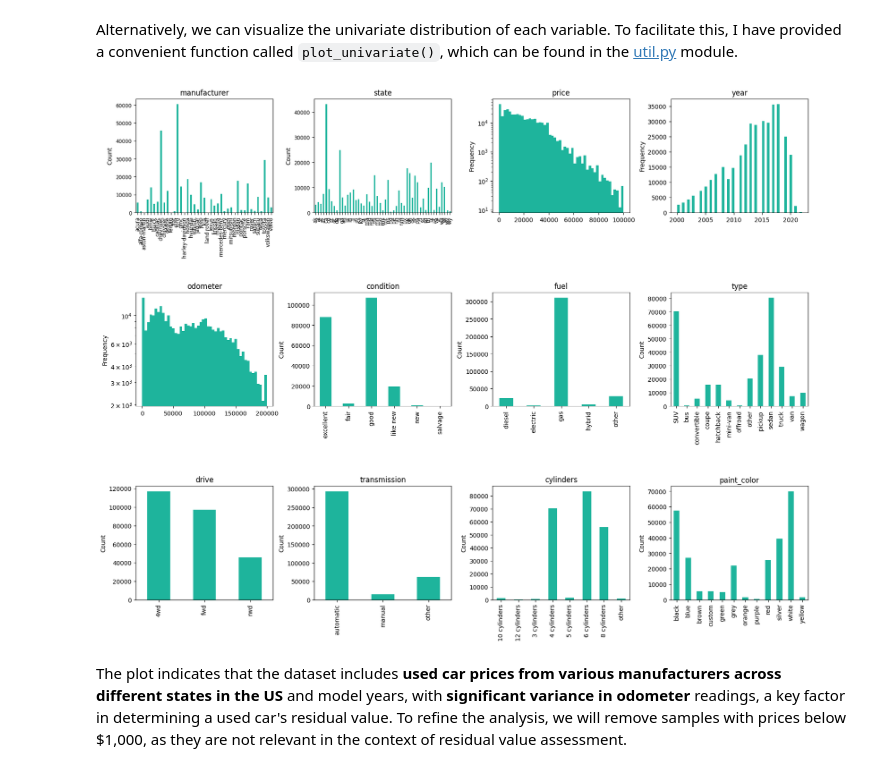
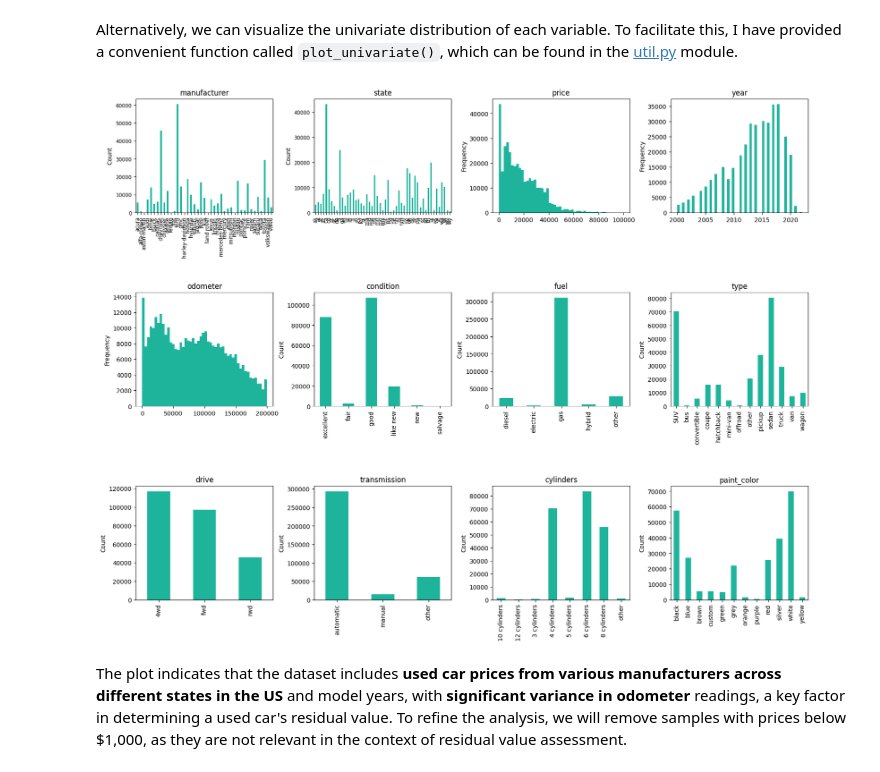
Before and after one commit to applied-ai-jlu-ws25-26/course, a Jupyter notebook: 1_ml/ml.ipynb, the cells around one changed output. Saved outputs shown, nothing was run; the diff lists cells and outputs as text; code cells hidden in the pictures.

```diff
--- a/1_ml/ml.ipynb
+++ b/1_ml/ml.ipynb
@@ -229,5 +231,5 @@ There are 4222 duplicates in our raw data. We keep only the first entry.
 # 🚨 Coding Task 🚨
 # ❗Drop duplicate rows and keep always the first occurrence of duplicated observations. Drop also the 'id' column as it is not needed anymore.
 # =============================================================================================================================================
-df_uc =  # Conclude this line with your solution
+df_uc = df_uc.drop(columns=['id']).drop_duplicates(keep='first')  # Conclude this line with your solution
 # %% [markdown]
@@ -281,14 +283,14 @@ from util import plot_univariate
 # %%
 plot_univariate(
     df_uc,
     columns=[
         'manufacturer', 'state', 'price', 'year', 'odometer',
         'condition', 'fuel', 'type', 'drive', 'transmission',
         'cylinders', 'paint_color'],
-    log_dict={'price': True, 'odometer': True},
+    #log_dict={'price': True, 'odometer': True},
     ncols=4, size=(20,15), wspace=.3)
 # %% [output]
-[figure, old version]
+[figure, new version]
 # %% [markdown]
 The plot indicates that the dataset includes **used car prices from various manufacturers across different states in the US** and model years, with **significant variance in odometer** readings, a key factor in determining a used car's residual value. To refine the analysis, we will remove samples with prices below $1,000, as they are not relevant in the context of residual value assessment.
 # %%
```
Also changed, not shown: parts of 51 cells of this notebook, 15 other files.
